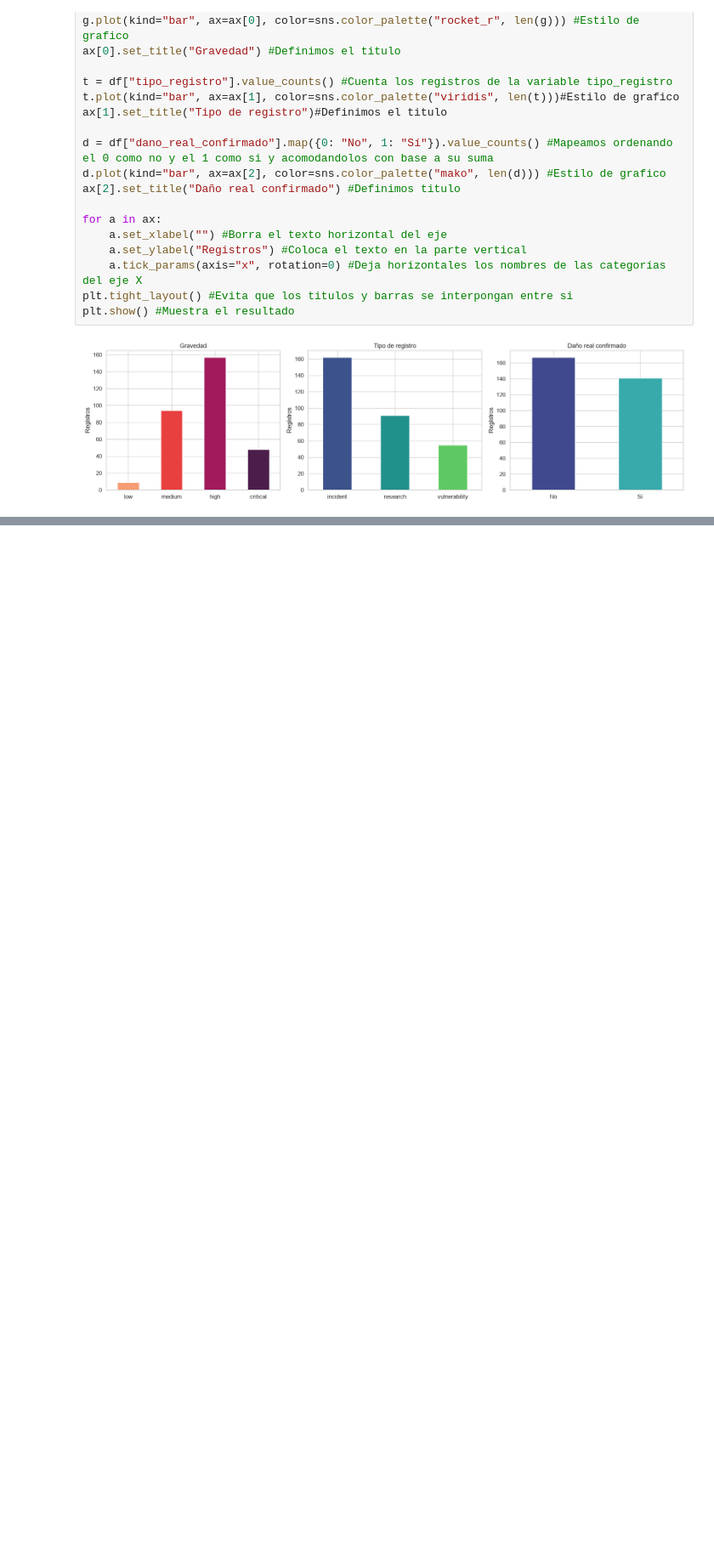
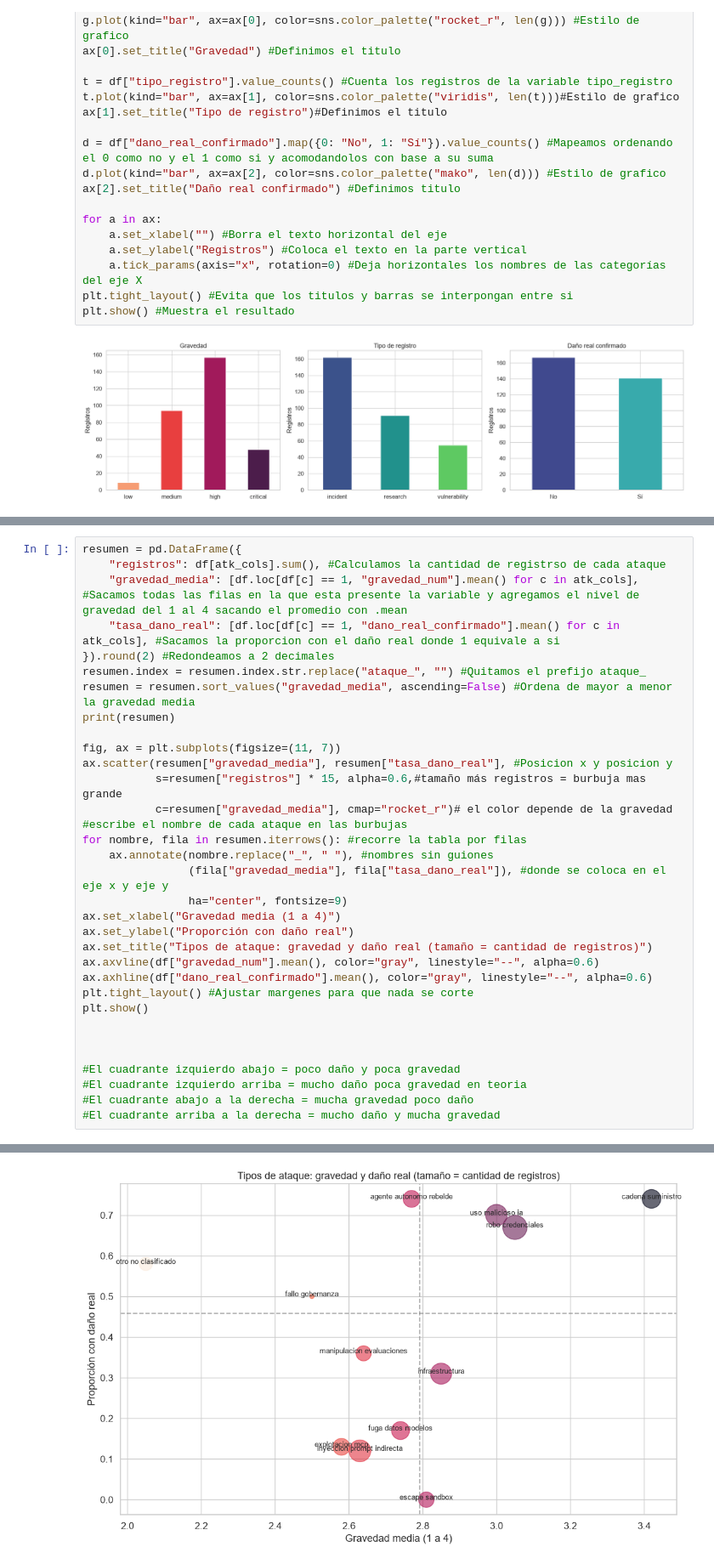
Before and after one commit to jeriel169017-a11y/Mineria-1, a Jupyter notebook: analisis_ia.ipynb, the cells around one changed output, grey strips where cells are left out. Shown at 85% size. Cells and saved outputs as stored; diff of their text form; blank space fills up the shorter version.

```diff
--- a/analisis_ia.ipynb
+++ b/analisis_ia.ipynb
@@ -266,0 +391,34 @@ plt.show() #Muestra el resultado
+# %%
+resumen = pd.DataFrame({
+    "registros": df[atk_cols].sum(), #Calculamos la cantidad de registrso de cada ataque
+    "gravedad_media": [df.loc[df[c] == 1, "gravedad_num"].mean() for c in atk_cols], #Sacamos todas las filas en la que esta presente la variable y agregamos el nivel de gravedad del 1 al 4 sacando el promedio con .mean
+    "tasa_dano_real": [df.loc[df[c] == 1, "dano_real_confirmado"].mean() for c in atk_cols], #Sacamos la proporcion con el daño real donde 1 equivale a si
+}).round(2) #Redondeamos a 2 decimales
+resumen.index = resumen.index.str.replace("ataque_", "") #Quitamos el prefijo ataque_
+resumen = resumen.sort_values("gravedad_media", ascending=False) #Ordena de mayor a menor la gravedad media
+print(resumen)
+
+fig, ax = plt.subplots(figsize=(11, 7))
+ax.scatter(resumen["gravedad_media"], resumen["tasa_dano_real"], #Posicion x y posicion y
+           s=resumen["registros"] * 15, alpha=0.6,#tamaño más registros = burbuja mas grande
+           c=resumen["gravedad_media"], cmap="rocket_r")# el color depende de la gravedad
+#escribe el nombre de cada ataque en las burbujas
+for nombre, fila in resumen.iterrows(): #recorre la tabla por filas
+    ax.annotate(nombre.replace("_", " "), #nombres sin guiones
+                (fila["gravedad_media"], fila["tasa_dano_real"]), #donde se coloca en el eje x y eje y
+                ha="center", fontsize=9)
+ax.set_xlabel("Gravedad media (1 a 4)")
+ax.set_ylabel("Proporción con daño real")
+ax.set_title("Tipos de ataque: gravedad y daño real (tamaño = cantidad de registros)")
+ax.axvline(df["gravedad_num"].mean(), color="gray", linestyle="--", alpha=0.6)
+ax.axhline(df["dano_real_confirmado"].mean(), color="gray", linestyle="--", alpha=0.6)
+plt.tight_layout() #Ajustar margenes para que nada se corte
+plt.show()
+
+
+
+#El cuadrante izquierdo abajo = poco daño y poca gravedad
+#El cuadrante izquierdo arriba = mucho daño poca gravedad en teoria
+#El cuadrante abajo a la derecha = mucha gravedad poco daño
+#El cuadrante arriba a la derecha = mucho daño y mucha gravedad
+# %% [output]
@@ -266,0 +438 @@ plt.show() #Muestra el resultado
+[figure, added]
```
Also changed, not shown: parts of 30 cells of this notebook.
